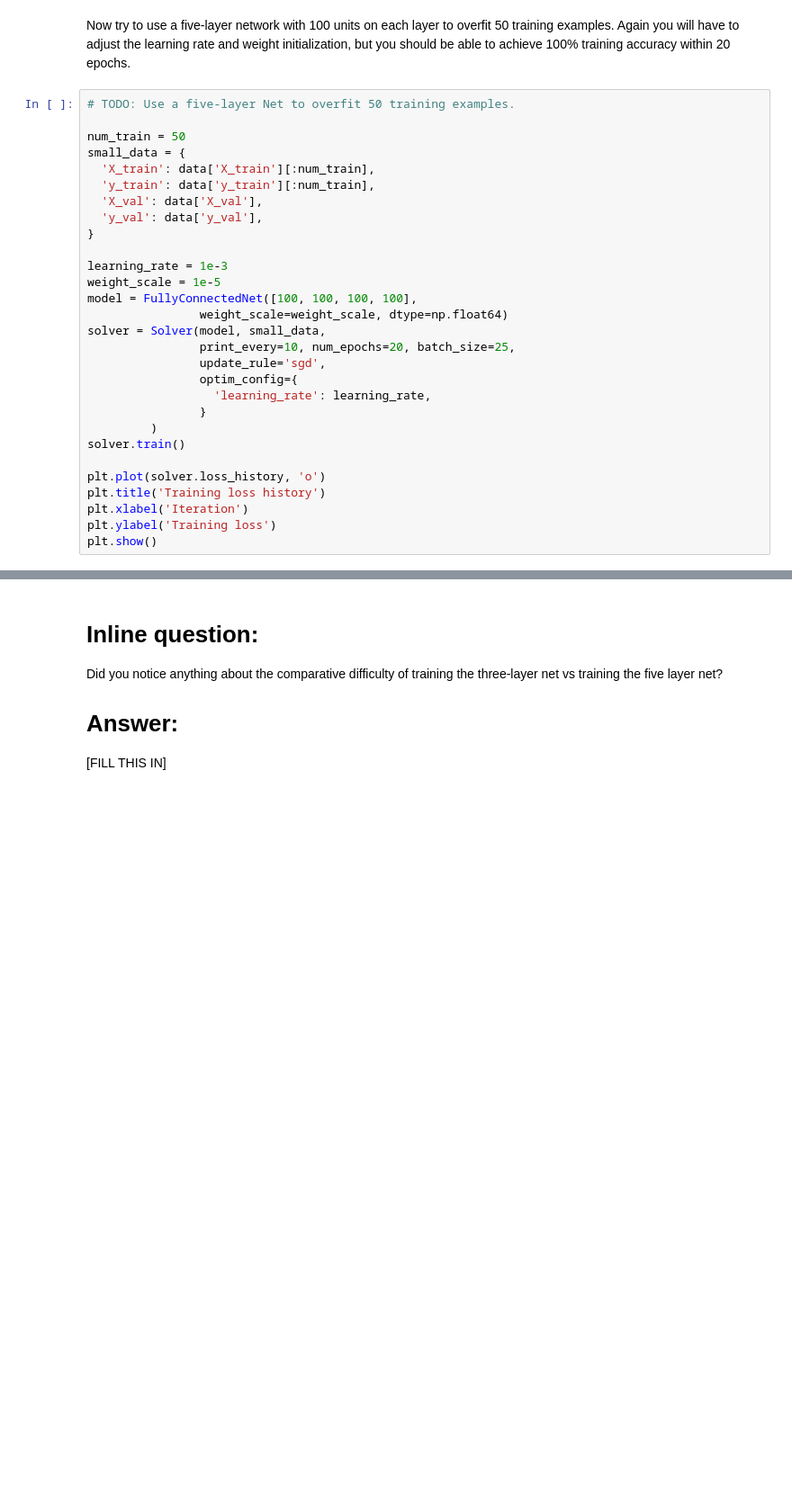
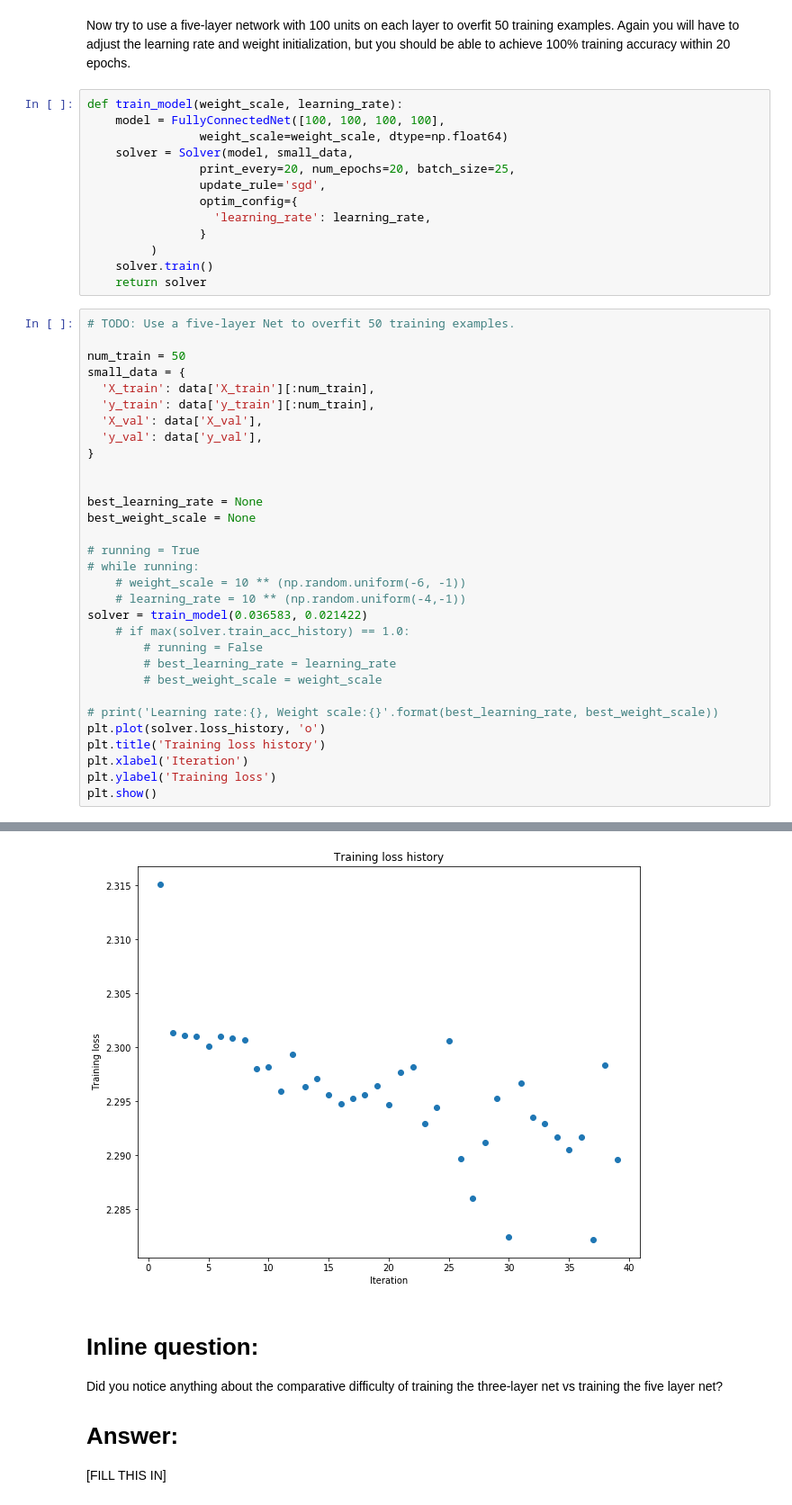
Before and after one commit to elirex/machine-learning, a Jupyter notebook: cs231n/2016/assignment2/FullyConnectedNets.ipynb, the cells around one changed output, grey strips where cells are left out. Shown: that part at 90% size. Drawn from its saved outputs; the diff is of its cells as text; blank space fills up the shorter version.

Commit message:
Completed FullyConnectedNets

```diff
--- a/cs231n/2016/assignment2/FullyConnectedNets.ipynb
+++ b/cs231n/2016/assignment2/FullyConnectedNets.ipynb
@@ -398,5 +458,18 @@ plt.show()
 # %% [markdown]
 Now try to use a five-layer network with 100 units on each layer to overfit 50 training examples. Again you will have to adjust the learning rate and weight initialization, but you should be able to achieve 100% training accuracy within 20 epochs.
+# %%
+def train_model(weight_scale, learning_rate):
+    model = FullyConnectedNet([100, 100, 100, 100],
+                weight_scale=weight_scale, dtype=np.float64)
+    solver = Solver(model, small_data,
+                print_every=20, num_epochs=20, batch_size=25,
+                update_rule='sgd',
+                optim_config={
+                  'learning_rate': learning_rate,
+                }
+         )
+    solver.train()
+    return solver
 # %%
 # TODO: Use a five-layer Net to overfit 50 training examples.
 
@@ -408,21 +481,24 @@ small_data = {
   'y_val': data['y_val'],
 }
 
-learning_rate = 1e-3
-weight_scale = 1e-5
-model = FullyConnectedNet([100, 100, 100, 100],
-                weight_scale=weight_scale, dtype=np.float64)
-solver = Solver(model, small_data,
-                print_every=10, num_epochs=20, batch_size=25,
-                update_rule='sgd',
-                optim_config={
-                  'learning_rate': learning_rate,
-                }
-         )
-solver.train()
 
+best_learning_rate = None
+best_weight_scale = None
+
+# running = True
+# while running:
+    # weight_scale = 10 ** (np.random.uniform(-6, -1))
+    # learning_rate = 10 ** (np.random.uniform(-4,-1))
+solver = train_model(0.036583, 0.021422)
+    # if max(solver.train_acc_history) == 1.0:
+        # running = False
+        # best_learning_rate = learning_rate
+        # best_weight_scale = weight_scale
+
+# print('Learning rate:{}, Weight scale:{}'.format(best_learning_rate, best_weight_scale))
 plt.plot(solver.loss_history, 'o')
 plt.title('Training loss history')
 plt.xlabel('Iteration')
 plt.ylabel('Training loss')
 plt.show()
+# %% [output]
@@ -429,3 +522,4 @@ plt.show()
+[figure, added]
 # %% [markdown]
 # Inline question:
 Did you notice anything about the comparative difficulty of training the three-layer net vs training the five layer net?
```
Also changed, not shown: parts of 7 cells of this notebook, 1 other file.
